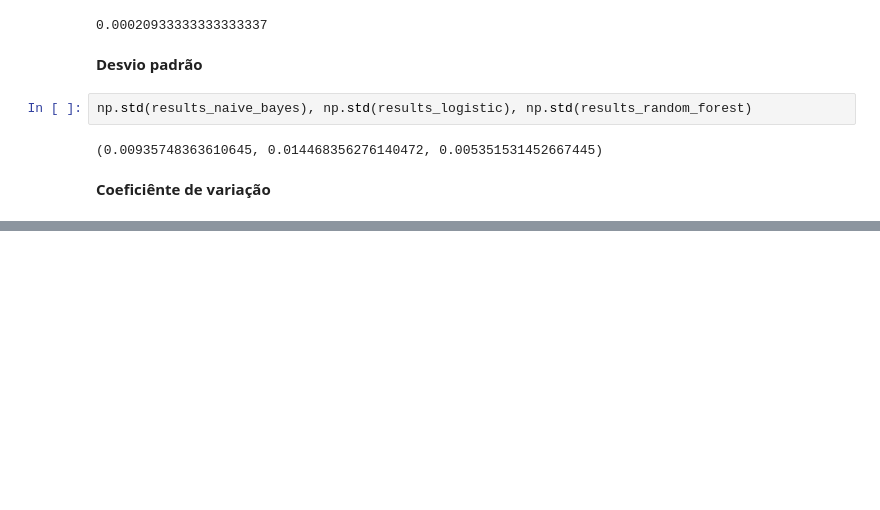
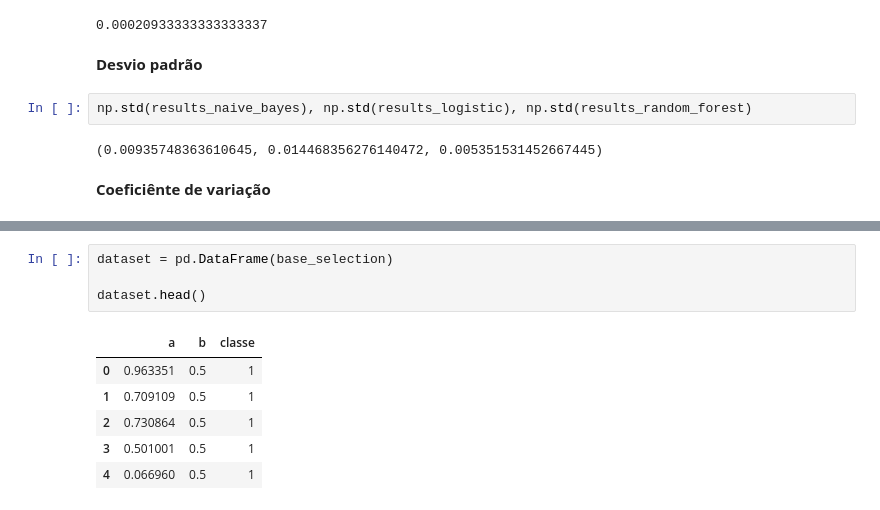
Before and after one commit to miller00315/estatistica_machine_learning, a Jupyter notebook: avaliacao_algoritmos_machine_learning.ipynb, the cells around one changed output, grey strips where cells are left out. Cells and saved outputs as stored; diff of their text form; blank space fills up the shorter version.

```diff
--- a/avaliacao_algoritmos_machine_learning.ipynb
+++ b/avaliacao_algoritmos_machine_learning.ipynb
@@ -154,0 +261,11 @@ stats.variation(results_naive_bayes) * 100, stats.variation(results_logistic) *
+# %%
+dataset = pd.DataFrame(base_selection)
+
+dataset.head()
+# %% [output]
+|  | a | b | classe |
+| 0 | 0.963351 | 0.5 | 1 |
+| 1 | 0.709109 | 0.5 | 1 |
+| 2 | 0.730864 | 0.5 | 1 |
+| 3 | 0.501001 | 0.5 | 1 |
+| 4 | 0.066960 | 0.5 | 1 |
```
Also changed, not shown: parts of 28 cells of this notebook.
